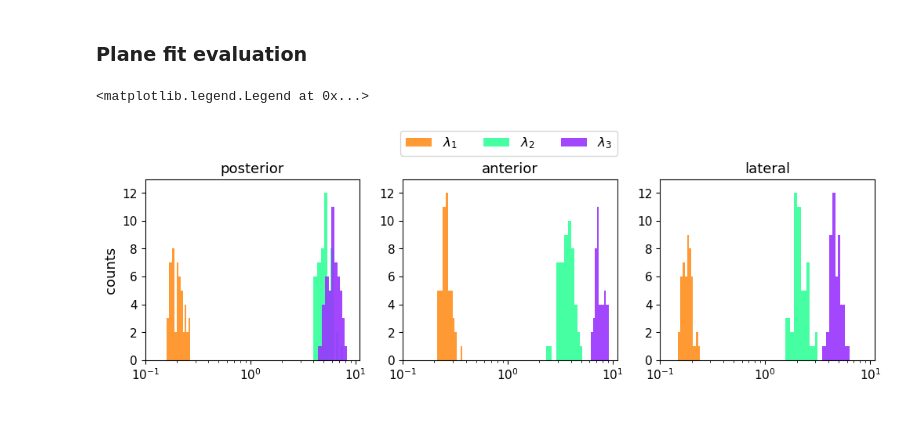
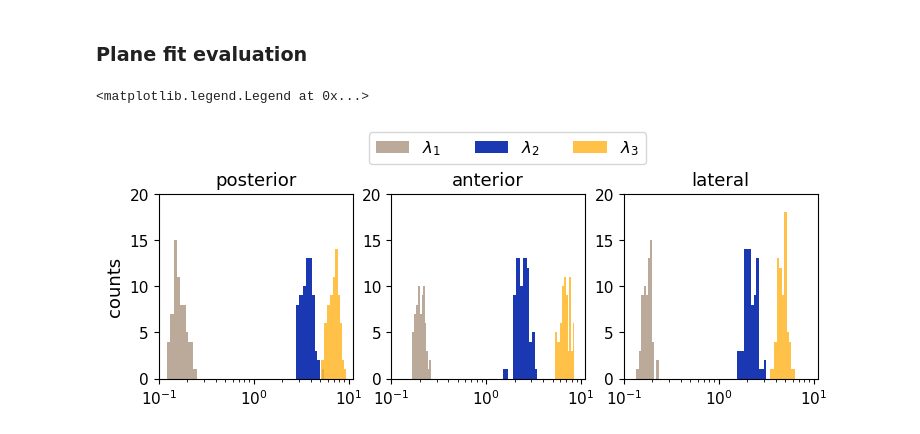
Before and after one commit to Daniel-Nicolae/Modelling-the-Human-Semicircular-Canals, a Jupyter notebook: python/experiments.ipynb, the cells around one changed output. Saved outputs shown, nothing was run; the diff lists cells and outputs as text; code cells hidden in the pictures.

Commit message:
experiments and plots

```diff
--- a/python/experiments.ipynb
+++ b/python/experiments.ipynb
@@ -72,0 +66,17 @@ for s, subject in enumerate(kept):
+# %%
+results_dict, best_fids_dict, min_angs_dict, max_improvs_dict, kept_dict = correct_fiducials_dicts()
+# %%
+min_angs_dict = {"anterior": 100, "lateral": 100, "posterior": 100, "all": 100}
+max_improvs_dict = {"anterior": 0, "lateral": 0, "posterior": 0, "all": 0}
+best_fids_dict = {"anterior": ["name", "name"], "lateral": ["name", "name"], "posterior": ["name", "name"], "all": ["name", "name"]}
+
+for key in results_dict:
+    # print(key)
+    if "soft" not in key and "occiput" not in key:
+        for canal in ["anterior", "posterior", "lateral"]:
+            if results_dict[key][canal][0] < min_angs_dict[canal]:
+                min_angs_dict[canal] = results_dict[key][canal][0]
+                best_fids_dict[canal][0] = key
+            if results_dict[key][canal][1] > max_improvs_dict[canal]:
+                max_improvs_dict[canal] = results_dict[key][canal][1]
+                best_fids_dict[canal][1] = key
@@ -72,0 +140,7 @@ for s, subject in enumerate(kept):
+# %%
+angles_a = []
+angles_b = []
+
+for canal in canals:
+    angles_b.append(get_angles(canal, None, right))
+    angles_a.append(get_angles(canal, get_landmarks_from_key(best_fids_dict[canal][0]), right))
@@ -171,27 +345,27 @@ evs = np.zeros((3, 3, len(right)))
 canals = ["posterior", "anterior", "lateral"]
 for c, canal in enumerate(canals):
     for s, subject in enumerate(right):
-        vals, vecs, vertices = get_canal_plane(subject, canal)
+        vals, vecs = get_canal_plane(subject, canal)
         evs[c, :, s] = vals
 # %%
-fig, axs = plt.subplots(1, 3, figsize = (12, 3))
-colors = [[1, 0.6, 0.2], [0.2, 1, 0.6], [0.6, 0.2, 1]]
+fig, axs = plt.subplots(1, 3, figsize = (8.5, 2.4))
+colors = ["#ffbb33", "#0022aa", "#bbaa99"]
 for c, canal in enumerate(canals):
-    axs[c].hist(evs[c, 0], color = colors[0], bins=11, label="$\lambda_1$")
+    axs[c].hist(evs[c, 0], color = colors[2], bins=11, label="$\lambda_1$")
     axs[c].hist(evs[c, 1], color = colors[1], alpha=0.9, label="$\lambda_2$")
-    axs[c].hist(evs[c, 2], color = colors[2], alpha=0.9, label="$\lambda_3$")
+    axs[c].hist(evs[c, 2], color = colors[0], alpha=0.9, label="$\lambda_3$")
     axs[c].set_xscale('log')
     axs[c].set_title(canal, fontsize=13)
-    axs[c].set_ylim((0, 13))
+    axs[c].set_ylim((0, 20))
     axs[c].tick_params(labelsize=11)
     axs[c].set_xlim((0.1, 11))
     if c==0: axs[c].set_ylabel("counts", fontsize=13)
     # axs[c].set_xticks(np.arange(0, 10, 2))
     # axs[c].set_yticks(np.arange(-4, 6, 2))
-plt.legend(loc=(-1.21, 1.13), ncol=3, fontsize=12)
+plt.legend(loc=(-1.315, 1.16), ncol=3, fontsize=12)
 # %% [output]
 <matplotlib.legend.Legend at 0x...>
-[figure, old version]
+[figure, new version]
 # %%
 for c, canal in enumerate(canals):
     print(canal, np.mean(evs[c, 1, :]/evs[c, 0, :]), np.mean(evs[c, 2, :]/evs[c, 0, :]), np.mean(evs[c, 2, :]/evs[c, 1, :]))
```
Also changed, not shown: parts of 21 cells of this notebook.
